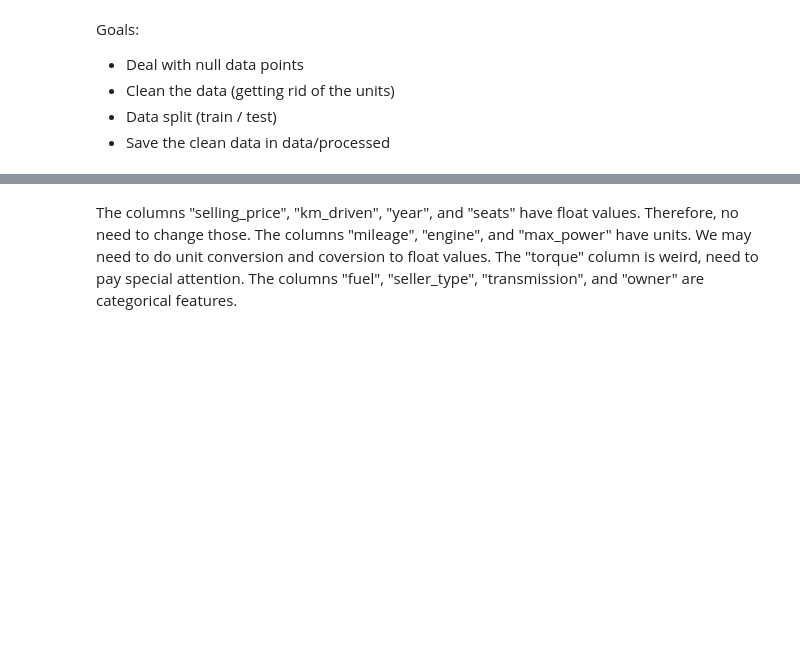
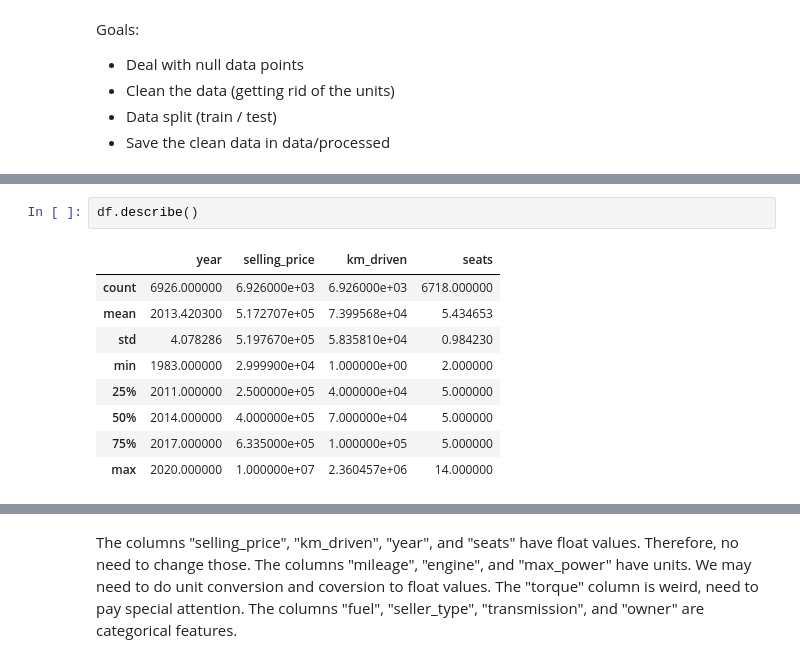
Before and after one commit to parabamoghv/Erdos-AU2024-CarSalesPricePrediction, a Jupyter notebook: notebooks/01_data_cleaning.ipynb, the cells around one changed output, grey strips where cells are left out. Cells and saved outputs as stored; diff of their text form; blank space fills up the shorter version.

```diff
--- a/notebooks/01_data_cleaning.ipynb
+++ b/notebooks/01_data_cleaning.ipynb
@@ -61,0 +39,12 @@ In the dataframe, NA values are overlapping. That is, many rows have NA column e
+# %%
+df.describe()
+# %% [output]
+|  | year | selling_price | km_driven | seats |
+| count | 6926.000000 | 6.926000e+03 | 6.926000e+03 | 6718.000000 |
+| mean | 2013.420300 | 5.172707e+05 | 7.399568e+04 | 5.434653 |
+| std | 4.078286 | 5.197670e+05 | 5.835810e+04 | 0.984230 |
+| min | 1983.000000 | 2.999900e+04 | 1.000000e+00 | 2.000000 |
+| 25% | 2011.000000 | 2.500000e+05 | 4.000000e+04 | 5.000000 |
+| 50% | 2014.000000 | 4.000000e+05 | 7.000000e+04 | 5.000000 |
+| 75% | 2017.000000 | 6.335000e+05 | 1.000000e+05 | 5.000000 |
+| max | 2020.000000 | 1.000000e+07 | 2.360457e+06 | 14.000000 |
```
Also changed, not shown: parts of 59 cells of this notebook, 5 other files.
